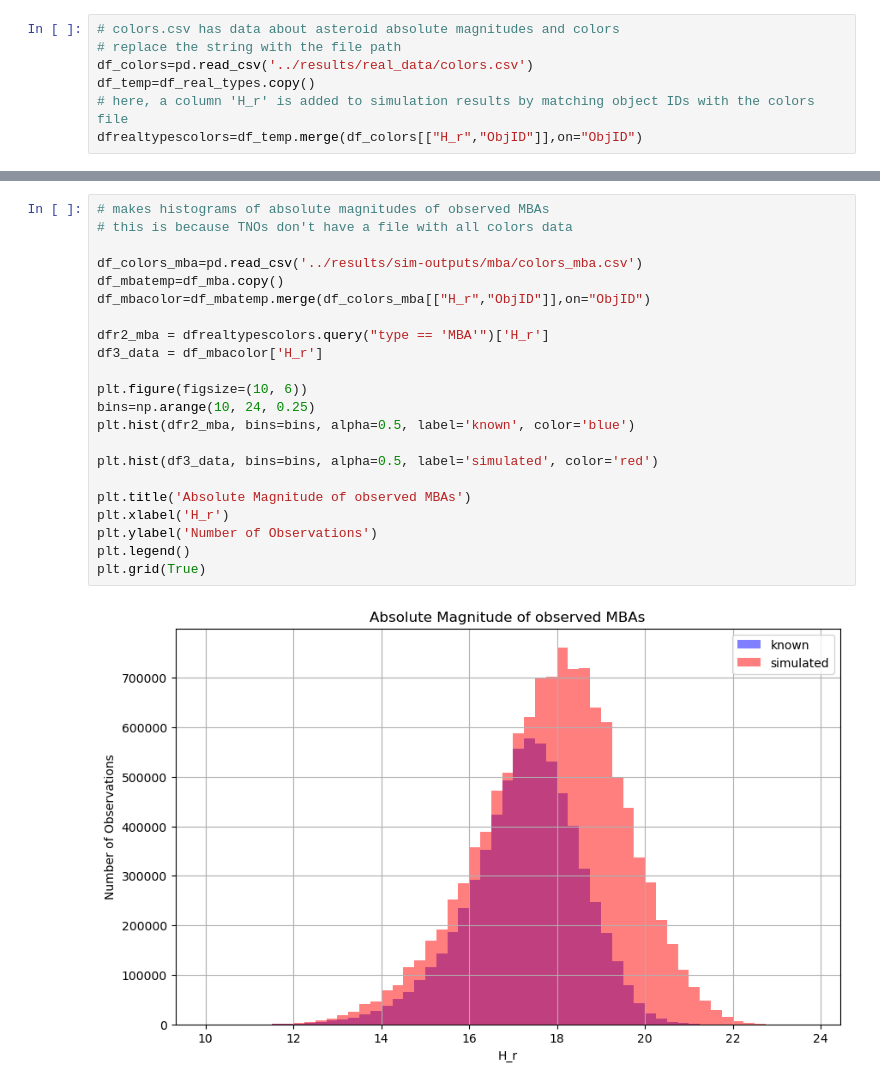
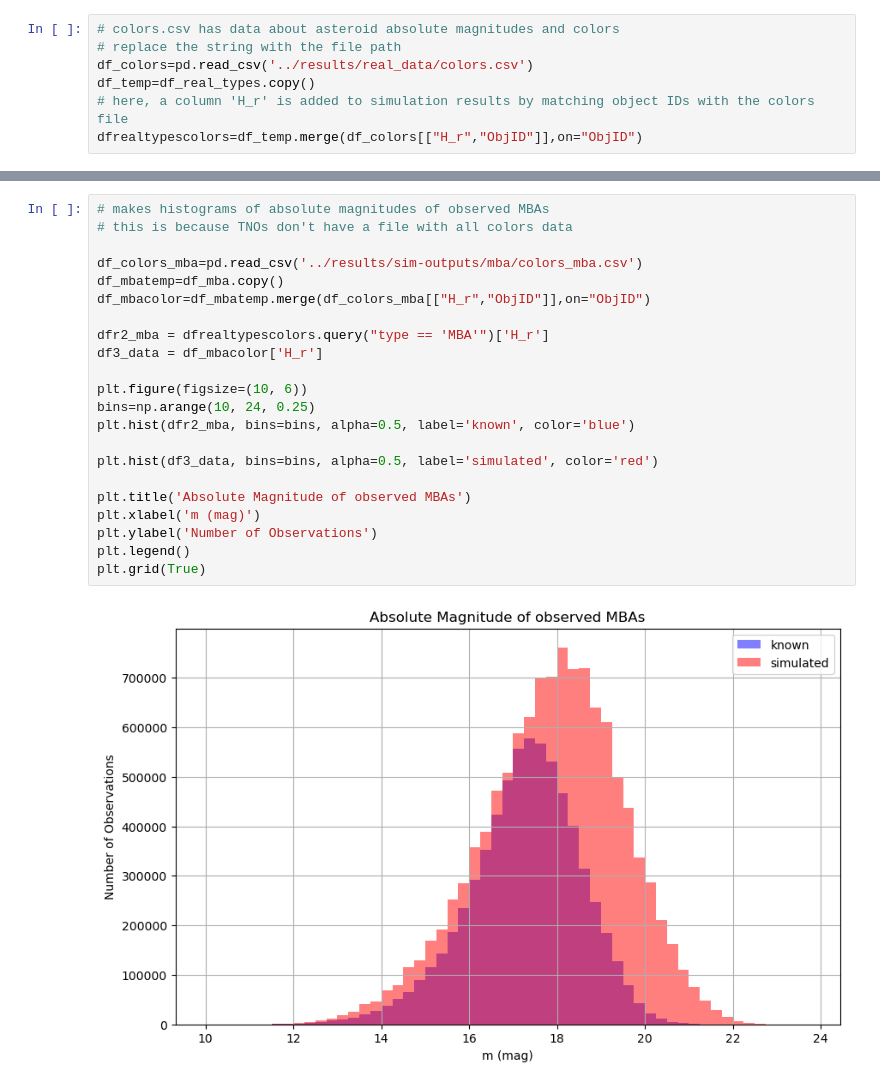
Before and after one commit to mjuric/sv-predictions, a Jupyter notebook: analysis/ast-analysis.ipynb, the cells around one changed output, grey strips where cells are left out. Cells and saved outputs as stored; diff of their text form.

```diff
--- a/analysis/ast-analysis.ipynb
+++ b/analysis/ast-analysis.ipynb
@@ -586,24 +576,24 @@ plt.grid(True)
 # %%
 # makes histograms of absolute magnitudes of observed MBAs
 # this is because TNOs don't have a file with all colors data
 
 df_colors_mba=pd.read_csv('../results/sim-outputs/mba/colors_mba.csv')
 df_mbatemp=df_mba.copy()
 df_mbacolor=df_mbatemp.merge(df_colors_mba[["H_r","ObjID"]],on="ObjID")
 
 dfr2_mba = dfrealtypescolors.query("type == 'MBA'")['H_r']
 df3_data = df_mbacolor['H_r']
 
 plt.figure(figsize=(10, 6))
 bins=np.arange(10, 24, 0.25)
 plt.hist(dfr2_mba, bins=bins, alpha=0.5, label='known', color='blue')
 
 plt.hist(df3_data, bins=bins, alpha=0.5, label='simulated', color='red')
 
 plt.title('Absolute Magnitude of observed MBAs')
-plt.xlabel('H_r')
+plt.xlabel('m (mag)')
 plt.ylabel('Number of Observations')
 plt.legend()
 plt.grid(True)
 # %% [output]
-[figure, old version]
+[figure, new version]
```
Also changed, not shown: parts of 10 cells of this notebook.
